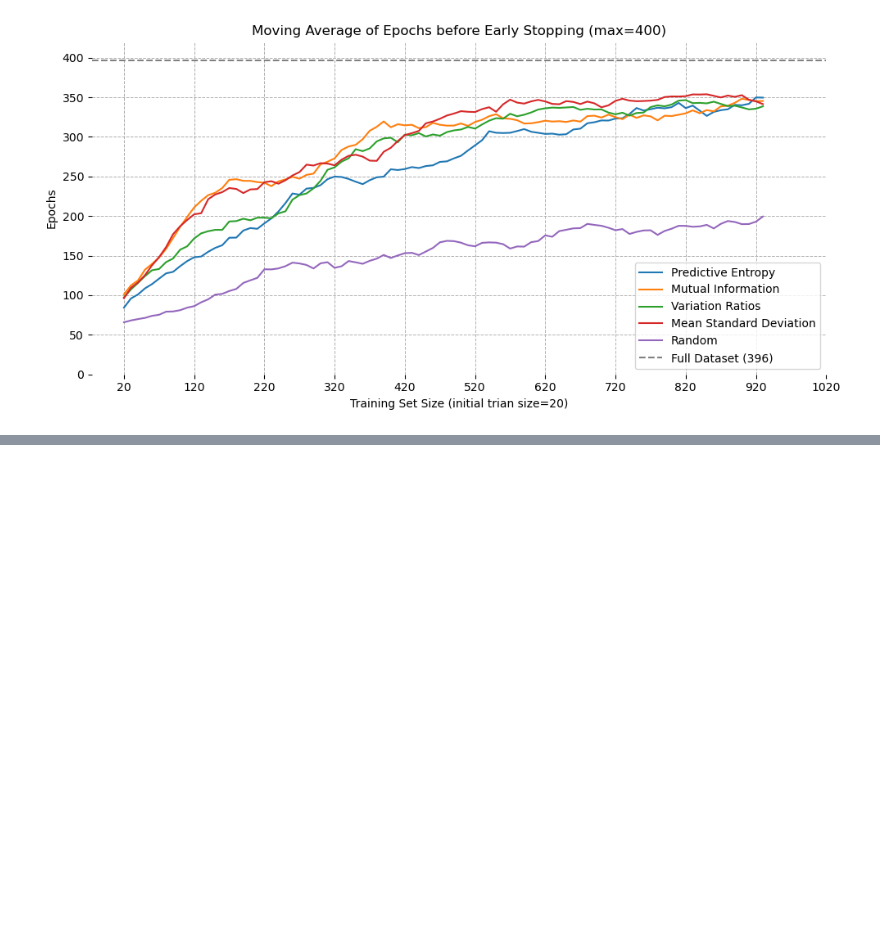
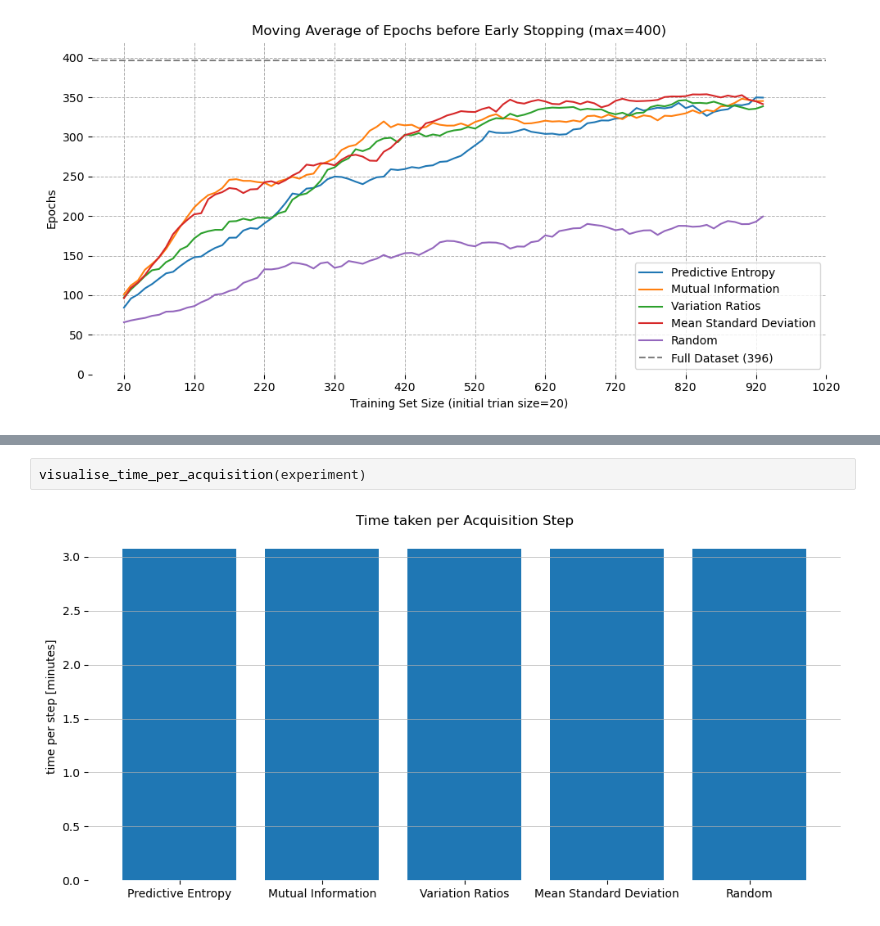
Before and after one commit to pilzpascal/2024s-bsc-practical-work, a Jupyter notebook: experiment_results.ipynb, the cells around one changed output, grey strips where cells are left out. Drawn from its saved outputs; the diff is of its cells as text; blank space fills up the shorter version.

Commit message:
- added visualisation for time taken per acquisition step   - Note that we cannot factor out how long it takes to get the accuracy and mutual information on the test set

```diff
--- a/experiment_results.ipynb
+++ b/experiment_results.ipynb
@@ -45,0 +59,4 @@ visualise_epochs_before_early_stopping(experiment)
+# %%
+visualise_time_per_acquisition(experiment)
+# %% [output]
+[figure, added]
```
Also changed, not shown: parts of 6 cells of this notebook, 1 other file.
